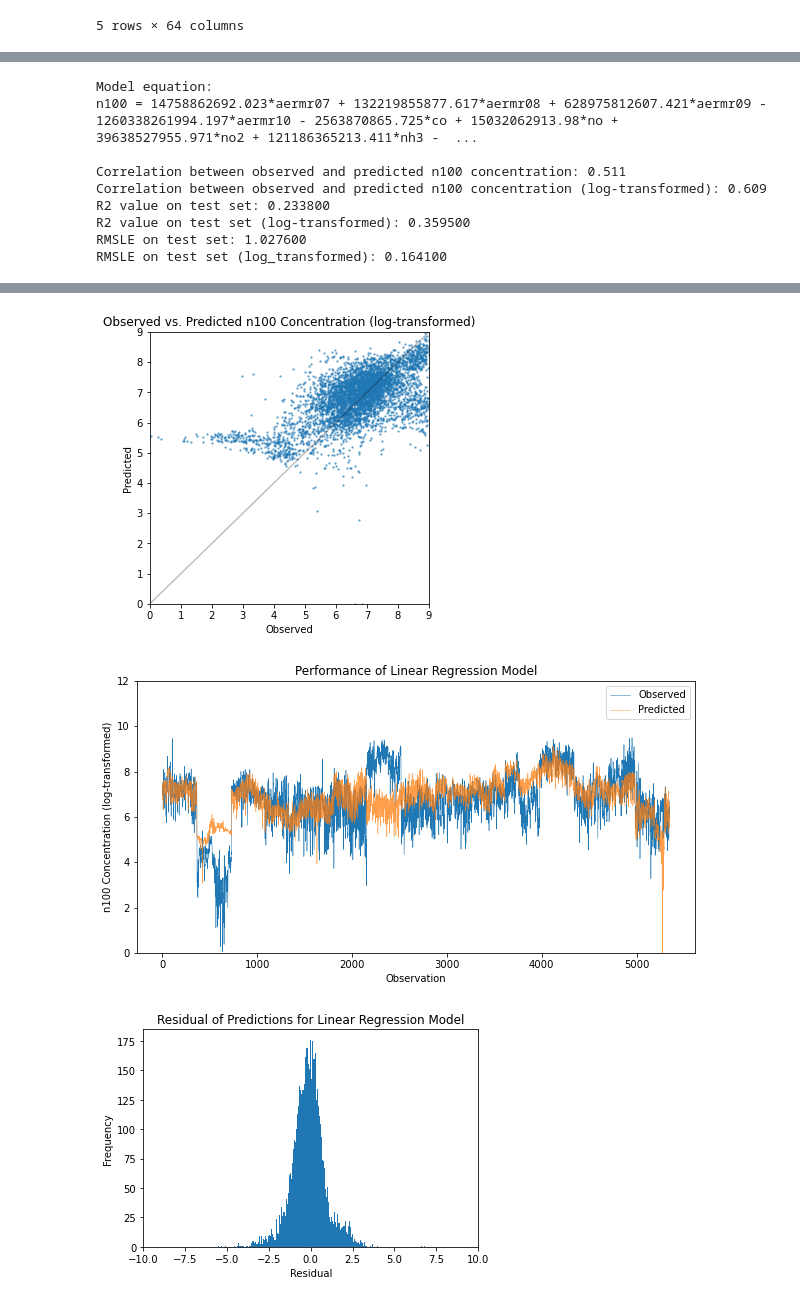
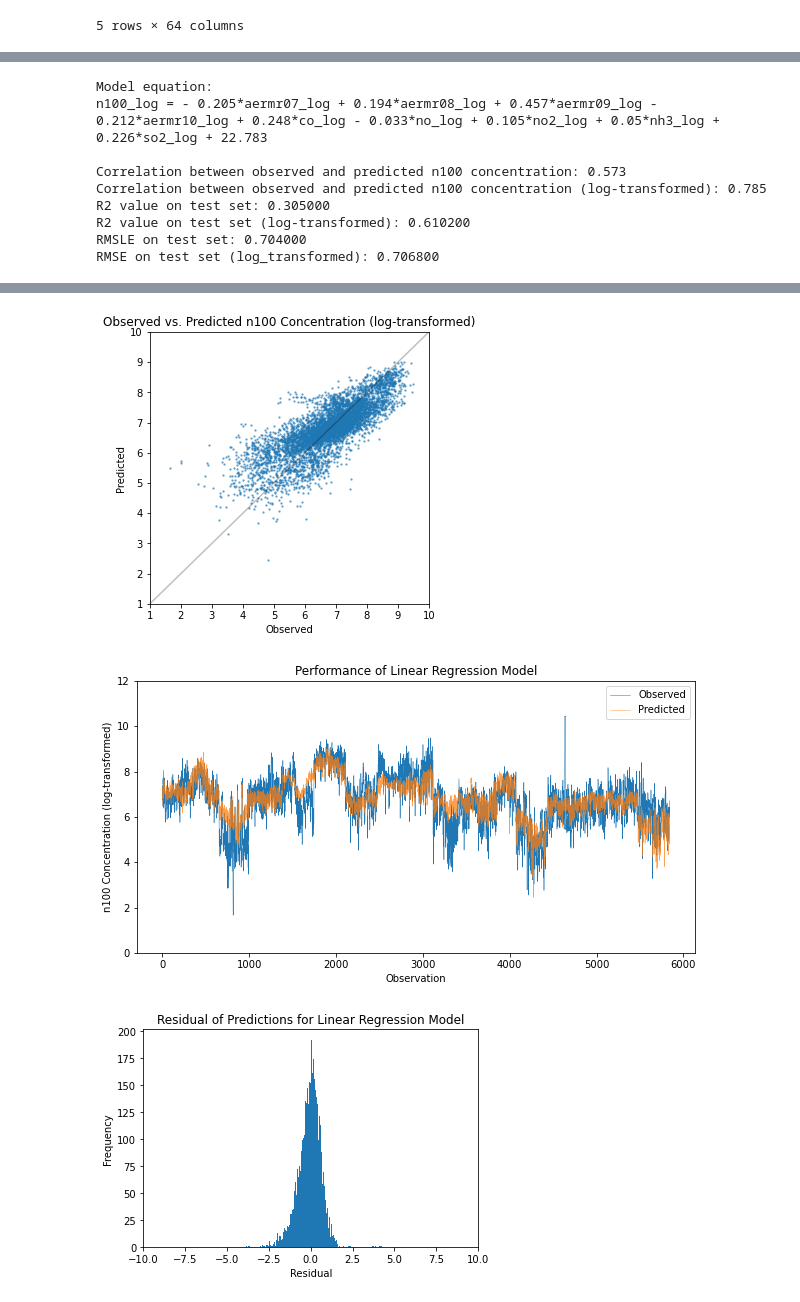
Before and after one commit to ellarauth/CCN-proxy-modeling, a Jupyter notebook: modelling.ipynb, the cells around one changed output, grey strips where cells are left out. Saved outputs shown, nothing was run; the diff lists cells and outputs as text; code cells hidden in the pictures.

Commit message:
changed RMSLE to RMSE for log-transformed data
also reran models for added data from FKL, HRW, and VHL

```diff
--- a/modelling.ipynb
+++ b/modelling.ipynb
@@ -75,15 +75,15 @@ def eval_model(predictions, log_predictions, model, print_results=False):
     r2 = np.round(r2_score(orig_y_test, predictions), 4)
     r2_log = np.round(r2_score(log_y_test, log_predictions), 4)
     rmsle = np.round(np.sqrt(mean_squared_log_error(orig_y_test, predictions)), 4)
-    rmsle_log = np.round(np.sqrt(mean_squared_log_error(log_y_test, log_predictions)), 4)
+    rmse_log = np.round(np.sqrt(mean_squared_error(log_y_test, log_predictions)), 4)
 
     if print_results:
         print('R2 value on test set: %f' % r2)
         print('R2 value on test set (log-transformed): %f' % r2_log)
         print('RMSLE on test set: %f' % rmsle)
-        print('RMSLE on test set (log_transformed): %f' % rmsle_log)
+        print('RMSE on test set (log_transformed): %f' % rmse_log)
 
-    return r2, r2_log, rmsle, rmsle_log
+    return r2, r2_log, rmsle, rmse_log
 
 
 # function for printing the equation created by the linear regression model
@@ -163,10 +163,10 @@ def plot_residuals(name, predictions):
     plt.xlabel('Residual')
     plt.xlim(-10, 10)
 # %%
-cities = ['ABZ', 'ALE', 'AMA', 'AMM', 'ASP', 'BEI', 'BOT', 'BSL',
-          'DEL', 'EGB', 'HAD', 'HEL', 'HPB', 'HYY', 'KCE', 'KPZ',
-          'MAR', 'MHD', 'MLP', 'MUK', 'NAN', 'NEU', 'POV', 'SAO',
-          'SCH', 'SGP', 'UAE', 'VAR', 'VIE', 'WAL', 'ZOT']
+cities = ['ABZ', 'ALE', 'AMA', 'AMM', 'ASP', 'BEI', 'BOT', 'BSL', 'DEL', 'EGB',
+          'FKL', 'HAD', 'HEL', 'HPB', 'HRW', 'HYY', 'KCE', 'KPZ', 'MAR', 'MHD',
+          'MLP', 'MUK', 'NAN', 'NEU', 'POV', 'SAO', 'SCH', 'SGP', 'UAE', # 'PRL',
+          'VAR', 'VHL', 'VIE', 'WAL', 'ZOT']
 
 variables = ['aermr_seasalt', 'aermr01', 'aermr02', 'aermr03',
              'aermr_dust', 'aermr04', 'aermr05', 'aermr06',
@@ -255,7 +255,9 @@ data = new_data
 # predictors = all_vars
 # predictors = ['aermr_dust', 'aermr07', 'aermr10', 'co', 'no', 'no2', 'nh3', 'so2', 'co_log']
 # predictors = ['latitude', 'aermr_dust', 'aermr07', 'co', 'no', 'no2', 'nh3', 'so2', 'co_log']
-predictors = ['aermr07', 'aermr08', 'aermr09', 'aermr10', 'co', 'no', 'no2', 'nh3', 'so2']
+# predictors = ['aermr07', 'aermr08', 'aermr09', 'aermr10', 'co', 'no', 'no2', 'nh3', 'so2']
+predictors = ['aermr07_log', 'aermr08_log', 'aermr09_log', 'aermr10_log',
+              'co_log', 'no_log', 'no2_log', 'nh3_log', 'so2_log']
 
 corr = data[['n100', 'n100_log']+predictors].corr()
 
@@ -442,7 +421,7 @@ MannwhitneyuResult(statistic=14983582.0, pvalue=0.4130324413045662)
 # %%
-log_transf_n100 = False
-train_indices, test_indices = select_indices_percent(test_data, train_frac=0.0, shuffle=False)
-tr_te_sets = make_train_test_sets(test_data, predictors, train_indices, test_indices, log_transf_n100)
+log_transf_n100 = True
+train_indices, test_indices = select_indices_percent(data, train_frac=0.5, shuffle=False)
+tr_te_sets = make_train_test_sets(data, predictors, train_indices, test_indices, log_transf_n100)
 X_train, X_test, y_train, y_test, log_y_test, orig_y_test = tr_te_sets
 
 # ------------------------------------------------------------------
@@ -490,7 +469,7 @@ corr_eval(predictions, orig_y_test)
 corr_eval(log_predictions, log_y_test, log_transf=True)
 
 # evaluating the model performance
-r2, r2_log, rmsle, rmsle_log = eval_model(predictions, log_predictions, model, print_results=True)
+r2, r2_log, rmsle, rmse_log = eval_model(predictions, log_predictions, model, print_results=True)
 
 # plotting the observed and predicted n100 concentrations against time in log-scale
 plot_results('Linear Regression', log_predictions)
@@ -508,14 +487,14 @@ plot_residuals('Linear Regression', log_predictions)
 # R2 value on test set: 0.233800
 # R2 value on test set (log-transformed): 0.359500
 # RMSLE on test set: 1.027600
-# RMSLE on test set (log_transformed): 0.164100
+# RMSE on test set (log_transformed): 0.164100
 # %% [output]
 Model equation:
-n100 = 14758862692.023*aermr07 + 132219855877.617*aermr08 + 628975812607.421*aermr09 - 1260338261994.197*aermr10 - 2563870865.725*co + 15032062913.98*no + 39638527955.971*no2 + 121186365213.411*nh3 -  ...
+n100_log = - 0.205*aermr07_log + 0.194*aermr08_log + 0.457*aermr09_log - 0.212*aermr10_log + 0.248*co_log - 0.033*no_log + 0.105*no2_log + 0.05*nh3_log + 0.226*so2_log + 22.783
 
-Correlation between observed and predicted n100 concentration: 0.511
-Correlation between observed and predicted n100 concentration (log-transformed): 0.609
-R2 value on test set: 0.233800
-R2 value on test set (log-transformed): 0.359500
-RMSLE on test set: 1.027600
-RMSLE on test set (log_transformed): 0.164100
+Correlation between observed and predicted n100 concentration: 0.573
+Correlation between observed and predicted n100 concentration (log-transformed): 0.785
+R2 value on test set: 0.305000
+R2 value on test set (log-transformed): 0.610200
+RMSLE on test set: 0.704000
+RMSE on test set (log_transformed): 0.706800
@@ -523,6 +502,6 @@ RMSLE on test set (log_transformed): 0.164100
-[figure, old version]
+[figure, new version]
-[figure, old version]
+[figure, new version]
-[figure, old version]
+[figure, new version]
 # %%
 log_transf_n100 = False
 train_indices, test_indices = select_indices_percent(old_data, shuffle=False)
```
Also changed, not shown: parts of 10 cells of this notebook.
